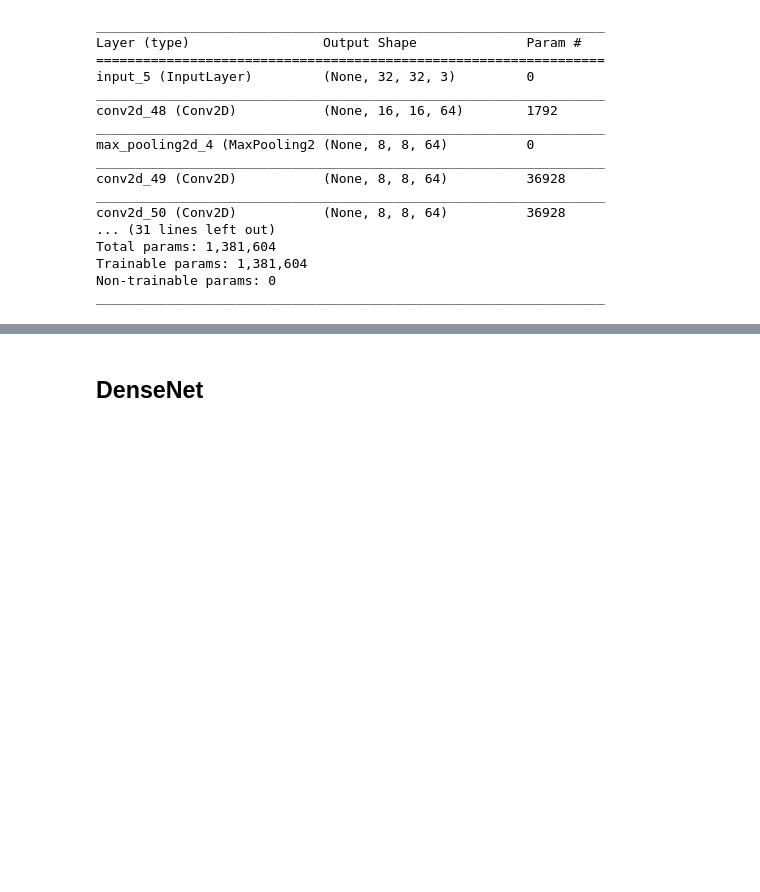
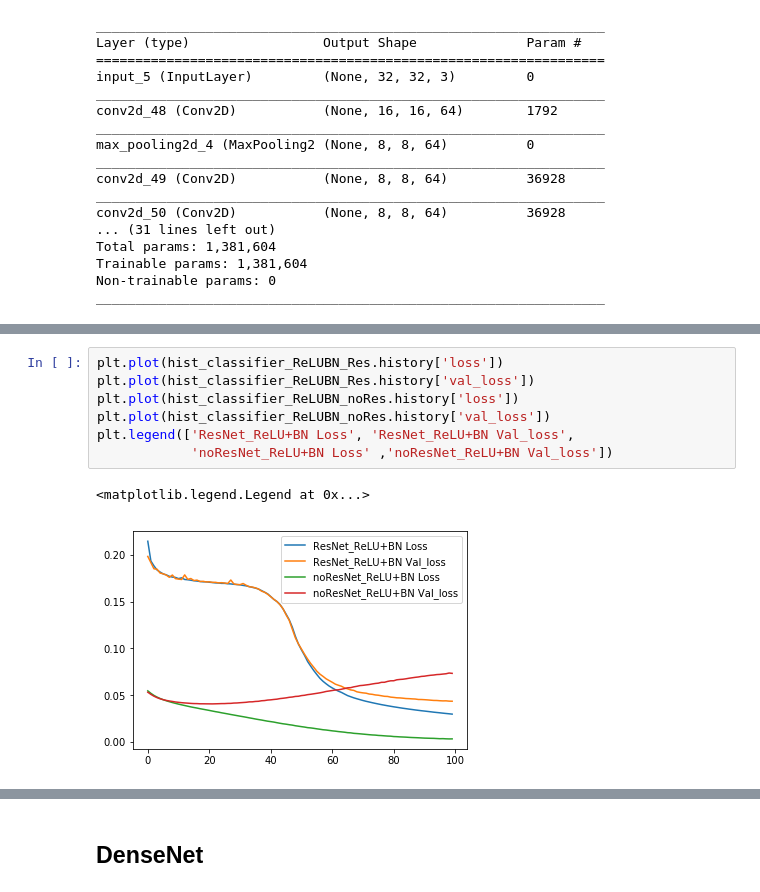
Before and after one commit to IShengFang/ResNet-DenseNet-Notebook, a Jupyter notebook: ResNet&DenseNet.ipynb, the cells around one changed output, grey strips where cells are left out. Cells and saved outputs as stored; diff of their text form; blank space fills up the shorter version.

```diff
--- a/ResNet&DenseNet.ipynb
+++ b/ResNet&DenseNet.ipynb
@@ -499,0 +521,10 @@ plt.plot(hist_NoResNet_SELU.history['val_acc'])
+# %%
+plt.plot(hist_classifier_ReLUBN_Res.history['loss'])
+plt.plot(hist_classifier_ReLUBN_Res.history['val_loss'])
+plt.plot(hist_classifier_ReLUBN_noRes.history['loss'])
+plt.plot(hist_classifier_ReLUBN_noRes.history['val_loss'])
+plt.legend(['ResNet_ReLU+BN Loss', 'ResNet_ReLU+BN Val_loss',
+            'noResNet_ReLU+BN Loss' ,'noResNet_ReLU+BN Val_loss'])
+# %% [output]
+<matplotlib.legend.Legend at 0x...>
+[figure, added]
```
Also changed, not shown: parts of 25 cells of this notebook, 8 other files.
